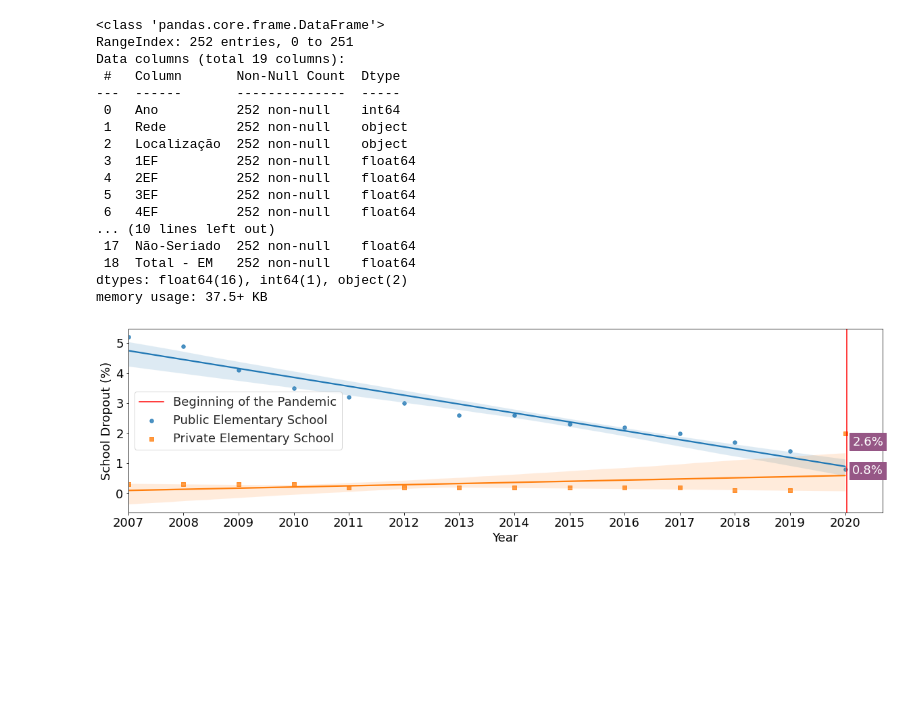
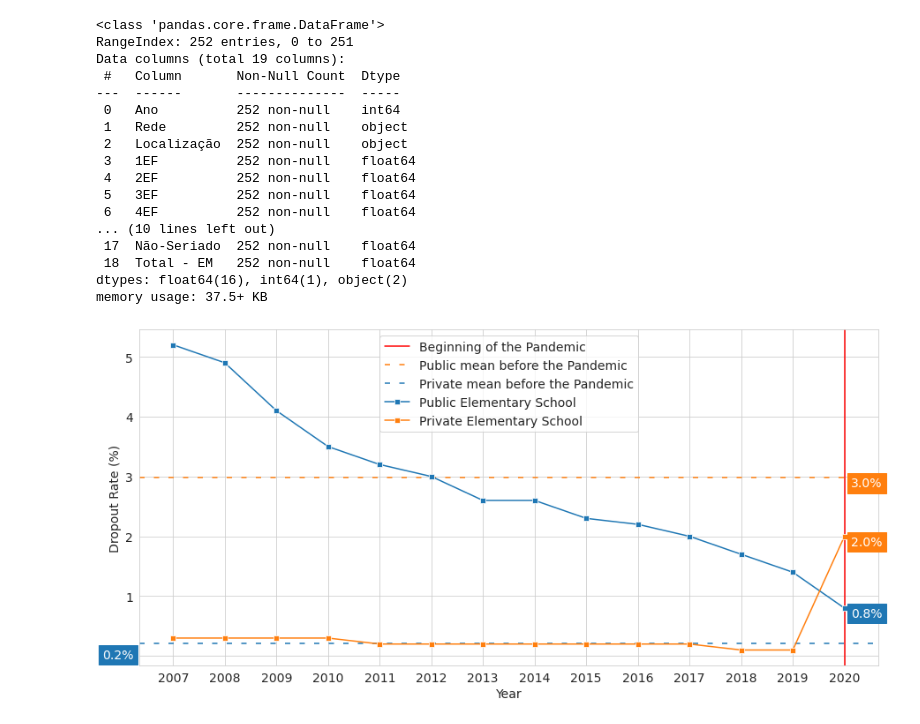
Before and after one commit to aianshay/covid-impacts-on-education, a Jupyter notebook: viz_rq6_rq7.ipynb, the cells around one changed output. Saved outputs shown, nothing was run; the diff lists cells and outputs as text; code cells hidden in the pictures; blank space fills up the shorter version.

```diff
--- a/viz_rq6_rq7.ipynb
+++ b/viz_rq6_rq7.ipynb
@@ -53,17 +53,0 @@ markersize=30
-# %%
-plt.figure(figsize=(20,5))
-plt.axvline(x=2020.025, label="Beginning of the Pandemic", color='red', linestyle='-')
-sns.set_style("whitegrid")
-ax = sns.regplot(data=final_performance_school_dropout, x=years, y=public_EF, label="Public Elementary School", marker="o", scatter_kws={'s':markersize})
-ax.set(xticks=years)
-sns.regplot(data=final_performance_school_dropout, x=years, y=private_EF, label="Private Elementary School", marker="s", scatter_kws={'s':markersize})
-plt.ylabel("School Dropout (%)")
-plt.xlabel("Year")
-y_2020_EM = final_performance_school_dropout.query('Rede == "Pública" and Localização == "Total" and Ano == 2020')['Total - EM'].iloc[0]
-plt.text(2020+x_shift, y_2020_EM-1, '{:.1f}%'.format(y_2020_EM), color='white').set_backgroundcolor('#965786')
-y_2020_EF = final_performance_school_dropout.query('Rede == "Pública" and Localização == "Total" and Ano == 2020')['Total - EF'].iloc[0]
-plt.text(2020+x_shift, y_2020_EF-y_shift, '{:.1f}%'.format(y_2020_EF), color='white').set_backgroundcolor('#965786')
-plt.legend()
-plt.show()
-# %% [output]
-[figure, removed]
@@ -70 +64,31 @@ plt.show()
+# %%
+plt.figure(figsize=(15,7))
+sns.set_style("whitegrid")
+
+plt.axvline(x=2020.01, label="Beginning of the Pandemic", color='red', linestyle='-')
+plt.axhline(y=mean_bp_public_EF, color='tab:orange', linestyle='dashed', dashes=(4, 7),
+            label="Public mean before the Pandemic")
+plt.text(2020 + x_shift, mean_bp_public_EF - y_shift, '{:.1f}%'.format(mean_bp_public_EF),
+         color='white').set_backgroundcolor('tab:orange')
+plt.axhline(y=mean_bp_private_EF, color='tab:blue', linestyle='dashed', dashes=(4, 7),
+            label="Private mean before the Pandemic")
+plt.text(2005.5 + x_shift, mean_bp_private_EF - y_shift - 0.1, '{:.1f}%'.format(mean_bp_private_EF),
+         color='white').set_backgroundcolor('tab:blue')
+
+ax_es = sns.lineplot(x=years, y=public_EF, label="Public Elementary School",marker='s')
+ax_es.set(xticks=years)
+
+ax_hs = sns.lineplot(x=years, y=private_EF, label="Private Elementary School",marker='s')
+ax_hs.set(xticks=years)
+
+plt.ylabel("Dropout Rate (%)")
+plt.xlabel("Year")
+
+y_2020_public = final_performance_school_dropout.query('Ano == 2020 & Rede == "Pública" & Localização == "Total"')['Total - EF'].iloc[0]
+plt.text(2020 + x_shift, y_2020_public - y_shift, '{:.1f}%'.format(y_2020_public), color='white').set_backgroundcolor('tab:blue')
+
+y_2020_private = final_performance_school_dropout.query('Ano == 2020 & Rede == "Privada" & Localização == "Total"')['Total - EF'].iloc[0]
+plt.text(2020 + x_shift, y_2020_private - y_shift, '{:.1f}%'.format(y_2020_private), color='white').set_backgroundcolor('tab:orange')
+# %% [output]
+[figure, added]
 # %%
```
Also changed, not shown: parts of 10 cells of this notebook.
